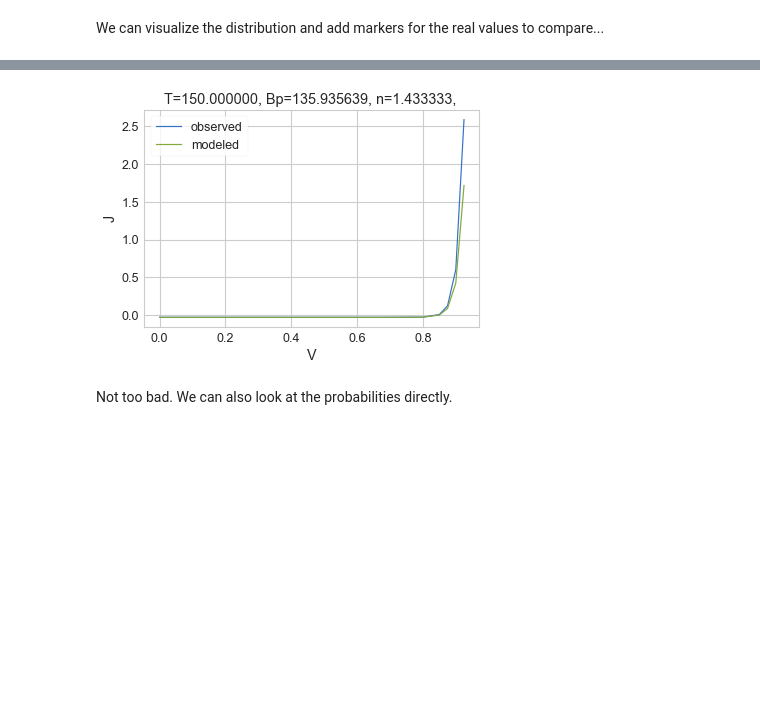
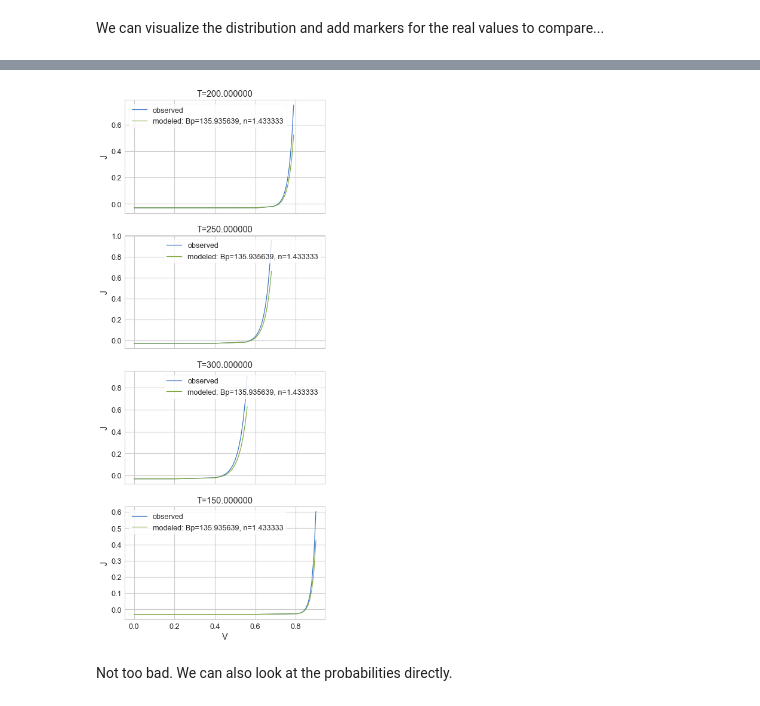
Before and after one commit to PV-Lab/bayesim, a Jupyter notebook: examples/diode/ideal_diode.ipynb, the cells around one changed output, grey strips where cells are left out. Drawn from its saved outputs; the diff is of its cells as text; code cells hidden in the pictures; blank space fills up the shorter version.

```diff
--- a/examples/diode/ideal_diode.ipynb
+++ b/examples/diode/ideal_diode.ipynb
@@ -166,7 +159,7 @@ diagonal plot finished in 0.21 seconds
-# %%
-m.comparison_plot()
-# %% [output]
-[figure, removed]
+# %%
+m.comparison_plot(ecs=[{'T':t} for t in list(set(list(m.ec_pts['T'])))])
+# %% [output]
+[figure, added]
 # %% [markdown]
 Not too bad. We can also look at the probabilities directly.
 # %%
```
Also changed, not shown: parts of 17 cells of this notebook, 1 other file.
